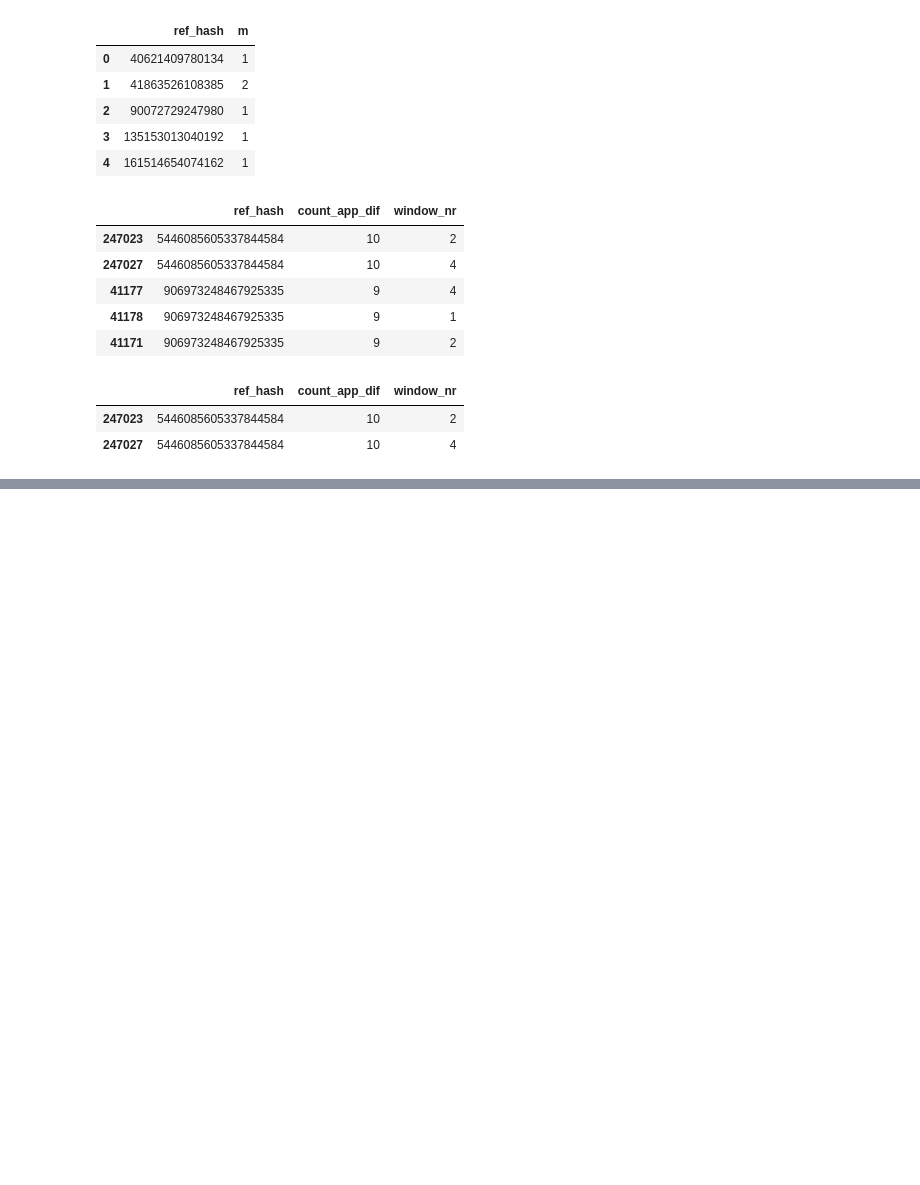
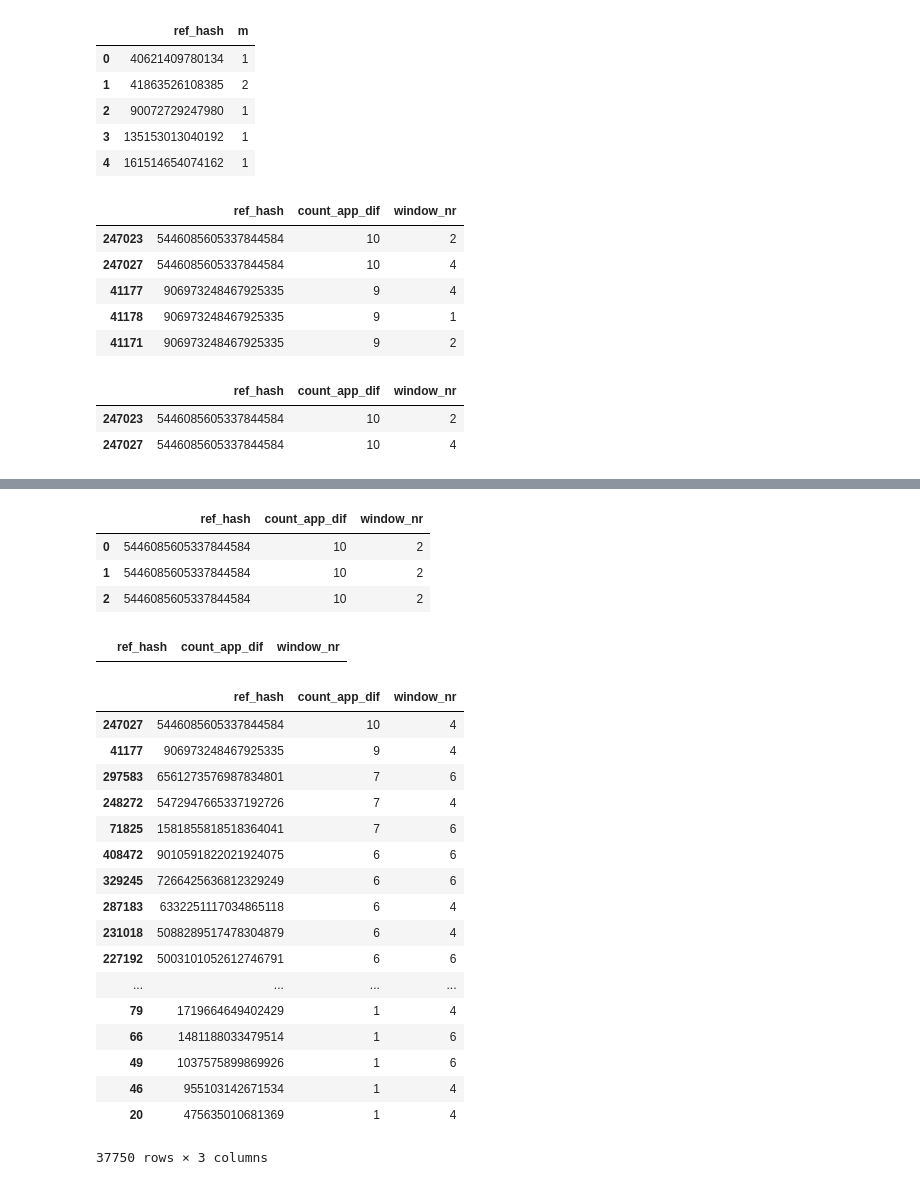
Before and after one commit to gatti2602/7506-datos, a Jupyter notebook: tp2/Lucas/xgboost-model-installs.ipynb, the cells around one changed output, grey strips where cells are left out. Drawn from its saved outputs; the diff is of its cells as text; code cells hidden in the pictures; blank space fills up the shorter version.

Commit message:
install en windows contiguas

```diff
--- a/tp2/Lucas/xgboost-model-installs.ipynb
+++ b/tp2/Lucas/xgboost-model-installs.ipynb
@@ -217,0 +234,35 @@ inst_app_count.head(2)
+# %%
+in_sort2 = in_sort.merge(win_ok,how='inner',on='ref_hash')
+in_sort2 = in_sort2[['ref_hash','count_app_dif','window_nr_y']]
+in_sort2 = in_sort2.rename(columns={'window_nr_y':'window_nr'})
+in_sort2.head(3)
+# %% [output]
+|  | ref_hash | count_app_dif | window_nr |
+| 0 | 5446085605337844584 | 10 | 2 |
+| 1 | 5446085605337844584 | 10 | 2 |
+| 2 | 5446085605337844584 | 10 | 2 |
+# %%
+in_sort2.loc[in_sort2['window_nr'] > 3]
+# %% [output]
+|  | ref_hash | count_app_dif | window_nr |
+# %%
+in_sort.loc[in_sort['window_nr'] > 3]
+# %% [output]
+|  | ref_hash | count_app_dif | window_nr |
+| 247027 | 5446085605337844584 | 10 | 4 |
+| 41177 | 906973248467925335 | 9 | 4 |
+| 297583 | 6561273576987834801 | 7 | 6 |
+| 248272 | 5472947665337192726 | 7 | 4 |
+| 71825 | 1581855818518364041 | 7 | 6 |
+| 408472 | 9010591822021924075 | 6 | 6 |
+| 329245 | 7266425636812329249 | 6 | 6 |
+| 287183 | 6332251117034865118 | 6 | 4 |
+| 231018 | 5088289517478304879 | 6 | 4 |
+| 227192 | 5003101052612746791 | 6 | 6 |
+| ... | ... | ... | ... |
+| 79 | 1719664649402429 | 1 | 4 |
+| 66 | 1481188033479514 | 1 | 6 |
+| 49 | 1037575899869926 | 1 | 6 |
+| 46 | 955103142671534 | 1 | 4 |
+| 20 | 475635010681369 | 1 | 4 |
+37750 rows × 3 columns
```
Also changed, not shown: parts of 11 cells of this notebook.
